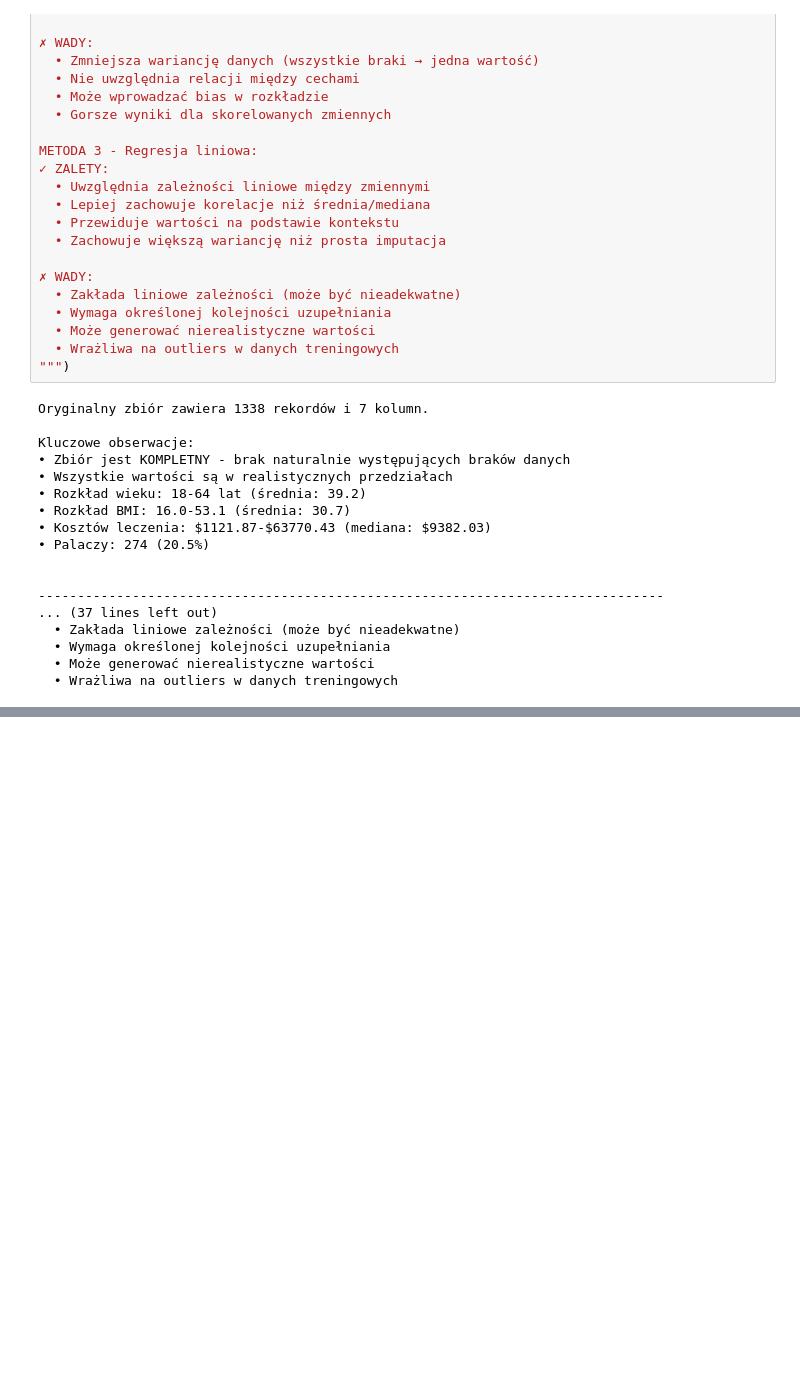
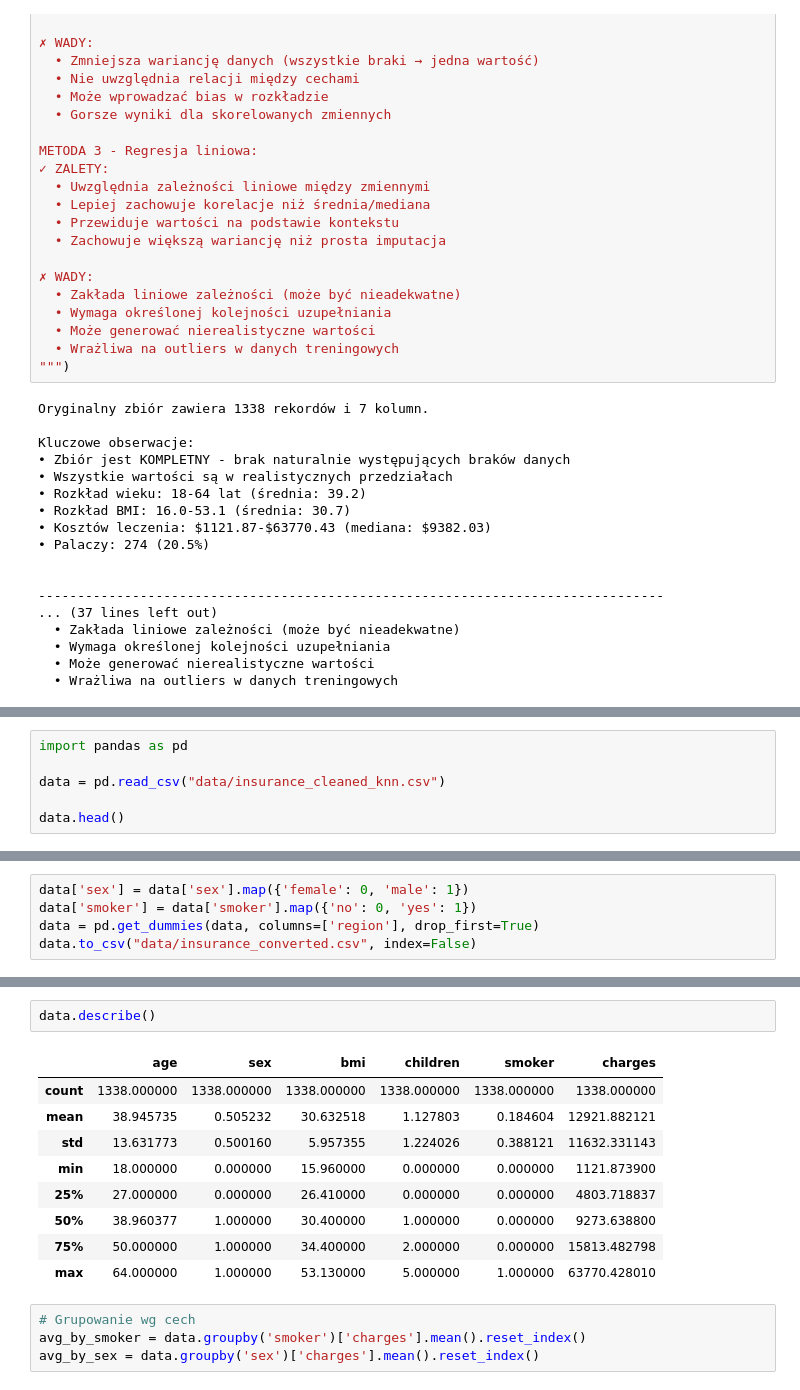
Before and after one commit to jkucaba/Medical-Cost-Personal---Regression, a Jupyter notebook: wstepne_przetwarzanie_medical_cost.ipynb, the cells around one changed output, grey strips where cells are left out. Cells and saved outputs as stored; diff of their text form; blank space fills up the shorter version.

```diff
--- a/wstepne_przetwarzanie_medical_cost.ipynb
+++ b/wstepne_przetwarzanie_medical_cost.ipynb
@@ -785,0 +788,6 @@ Kluczowe obserwacje:
+# %%
+import pandas as pd
+
+data = pd.read_csv("data/insurance_cleaned_knn.csv")
+
+data.head()
@@ -785,0 +837,5 @@ Kluczowe obserwacje:
+# %%
+data['sex'] = data['sex'].map({'female': 0, 'male': 1})
+data['smoker'] = data['smoker'].map({'no': 0, 'yes': 1})
+data = pd.get_dummies(data, columns=['region'], drop_first=True)
+data.to_csv("data/insurance_converted.csv", index=False)
@@ -785,0 +866,16 @@ Kluczowe obserwacje:
+# %%
+data.describe()
+# %% [output]
+|  | age | sex | bmi | children | smoker | charges |
+| count | 1338.000000 | 1338.000000 | 1338.000000 | 1338.000000 | 1338.000000 | 1338.000000 |
+| mean | 38.945735 | 0.505232 | 30.632518 | 1.127803 | 0.184604 | 12921.882121 |
+| std | 13.631773 | 0.500160 | 5.957355 | 1.224026 | 0.388121 | 11632.331143 |
+| min | 18.000000 | 0.000000 | 15.960000 | 0.000000 | 0.000000 | 1121.873900 |
+| 25% | 27.000000 | 0.000000 | 26.410000 | 0.000000 | 0.000000 | 4803.718837 |
+| 50% | 38.960377 | 1.000000 | 30.400000 | 1.000000 | 0.000000 | 9273.638800 |
+| 75% | 50.000000 | 1.000000 | 34.400000 | 2.000000 | 0.000000 | 15813.482798 |
+| max | 64.000000 | 1.000000 | 53.130000 | 5.000000 | 1.000000 | 63770.428010 |
+# %%
+# Grupowanie wg cech
+avg_by_smoker = data.groupby('smoker')['charges'].mean().reset_index()
+avg_by_sex = data.groupby('sex')['charges'].mean().reset_index()
```
Also changed, not shown: parts of 25 cells of this notebook, 2 other files.
